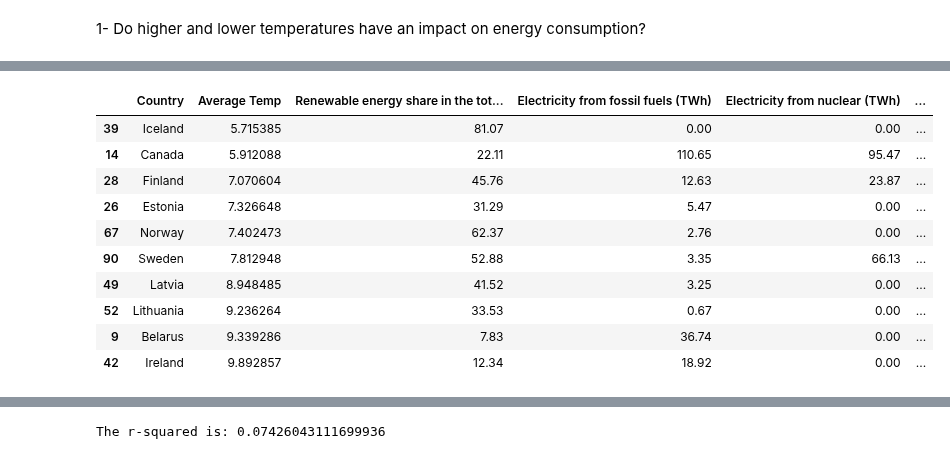
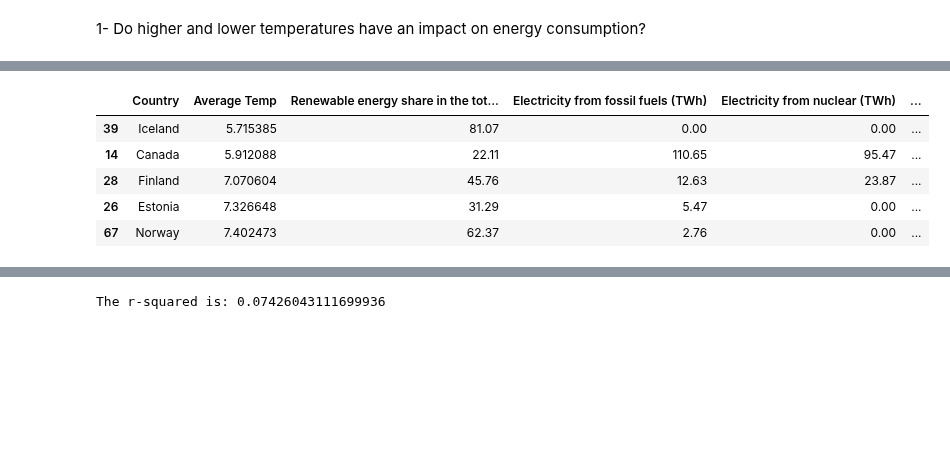
Before and after one commit to yosieph/Project1, a Jupyter notebook: project1.ipynb, the cells around one changed output, grey strips where cells are left out. Drawn from its saved outputs; the diff is of its cells as text; code cells hidden in the pictures; blank space fills up the shorter version.

```diff
--- a/project1.ipynb
+++ b/project1.ipynb
@@ -21,19 +33,14 @@ main_data = pd.read_csv(main_data_path)
 # %%
 #top 10 coldest countries
 main_data_cold = main_data.sort_values("Average Temp", ascending=True)
-main_data_cold.head(10)
+main_data_cold.head()
 # %% [output]
 |  | Country | Average Temp | Renewable energy share in the tot... | Electricity from fossil fuels (TWh) | Electricity from nuclear (TWh) | ... |
 | 39 | Iceland | 5.715385 | 81.07 | 0.00 | 0.00 | ... |
 | 14 | Canada | 5.912088 | 22.11 | 110.65 | 95.47 | ... |
 | 28 | Finland | 7.070604 | 45.76 | 12.63 | 23.87 | ... |
 | 26 | Estonia | 7.326648 | 31.29 | 5.47 | 0.00 | ... |
 | 67 | Norway | 7.402473 | 62.37 | 2.76 | 0.00 | ... |
-| 90 | Sweden | 7.812948 | 52.88 | 3.35 | 66.13 | ... |
-| 49 | Latvia | 8.948485 | 41.52 | 3.25 | 0.00 | ... |
-| 52 | Lithuania | 9.236264 | 33.53 | 0.67 | 0.00 | ... |
-| 9 | Belarus | 9.339286 | 7.83 | 36.74 | 0.00 | ... |
-| 42 | Ireland | 9.892857 | 12.34 | 18.92 | 0.00 | ... |
 # %%
 #top 10 hottest countries
 main_data_hot = main_data.sort_values("Average Temp", ascending=False)
```
Also changed, not shown: parts of 2 cells of this notebook.
